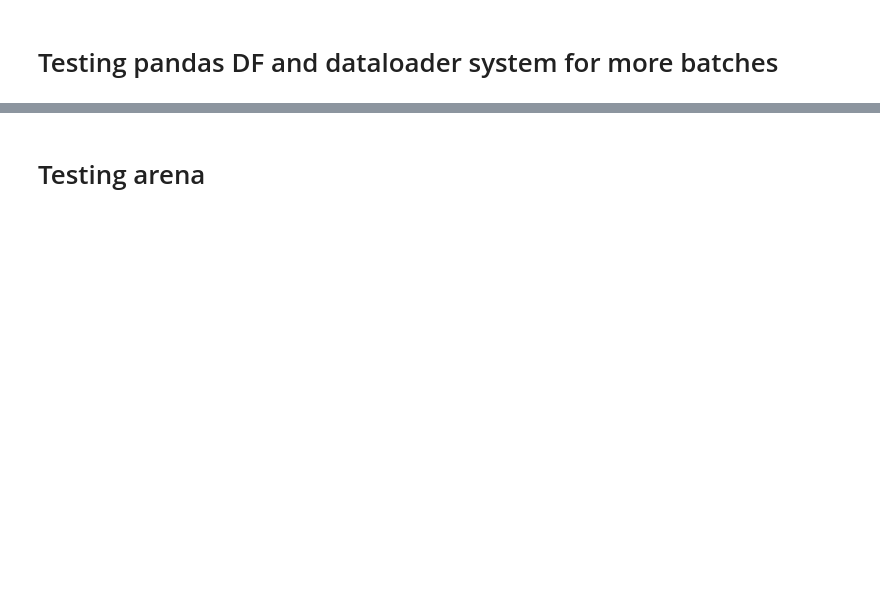
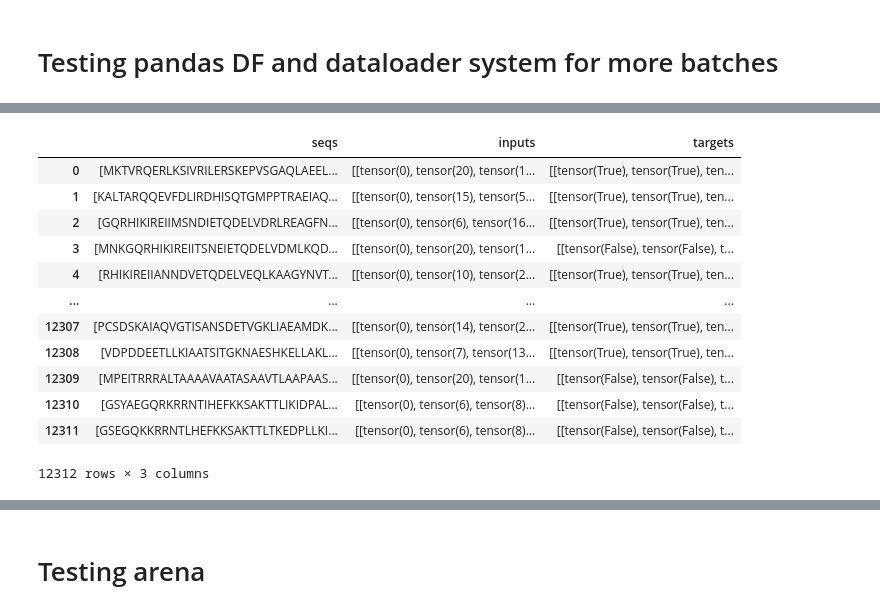
Before and after one commit to namagno/contact-prediction, a Jupyter notebook: fine_tuning.ipynb, the cells around one changed output, grey strips where cells are left out. Drawn from its saved outputs; the diff is of its cells as text; code cells hidden in the pictures; blank space fills up the shorter version.

```diff
--- a/fine_tuning.ipynb
+++ b/fine_tuning.ipynb
@@ -226,15 +162,10 @@ tensor([[  0.0000,   0.0000,   0.0000,   0.0000,   0.0000,   0.0000,   0.0000,
 
 #model.contact_head.regression = nn.Linear(in_features=120, out_features=1)
 
+model.contact_head.regression = nn.Linear(in_features=model.contact_head.regression.in_features, out_features=1)
+
 # Set to update gradients during training
-
 for param in model.contact_head.regression.parameters():
-    param.requires_grad = True
-
-for param in model.emb_layer_norm_after.parameters():
-    param.requires_grad = True
-
-for param in model.lm_head.parameters():
     param.requires_grad = True
 
 for name, param in model.named_parameters():
@@ -345,21 +371,24 @@ print(model.lm_head.bias)
 # %% [markdown]
 # Testing pandas DF and dataloader system for more batches
 # %%
-# from torch.utils.data import TensorDataset, DataLoader
+from torch.utils.data import TensorDataset, DataLoader
+import pandas as pd
 
-# batch_tokens_list = []
-# contact_list = []
+seqs_list = []
+batch_tokens_list = []
+contact_list = []
 
-# contact_threshold = 15
+contact_threshold = 15
 
-# # Iterate over the train_dataset
-# for i in range(300):
-#     batch_labels, batch_strs, batch_tokens = batch_converter([(i, train_dataset[i]["seq"])])
-#     targets = torch.tensor(train_dataset[i]['dist'] < contact_threshold)
+# Iterate over the train_dataset
+for i in range(len(train_dataset)):
+    batch_labels, batch_strs, batch_tokens = batch_converter([(i, train_dataset[i]["seq"])])
+    targets = torch.tensor(train_dataset[i]['dist'] < contact_threshold)
 
-#     # Append the batch tokens and target dist to the respective lists
-#     batch_tokens_list.append(batch_tokens)
-#     contact_list.append(targets)
+    # Append the batch tokens and target dist to the respective lists
+    seqs_list.append(batch_strs)
+    batch_tokens_list.append(batch_tokens)
+    contact_list.append(targets)
 
-# # Create the dataframe from the lists
-# dataset = pd.DataFrame({'inputs': batch_tokens_list, 'targets': contact_list})
+# Create the dataframe from the lists
+dataset = pd.DataFrame({'seqs': seqs_list, 'inputs': batch_tokens_list, 'targets': contact_list})
@@ -390,0 +395,16 @@ print(model.lm_head.bias)
+# %%
+dataset
+# %% [output]
+|  | seqs | inputs | targets |
+| 0 | [MKTVRQERLKSIVRILERSKEPVSGAQLAEEL... | [[tensor(0), tensor(20), tensor(1... | [[tensor(True), tensor(True), ten... |
+| 1 | [KALTARQQEVFDLIRDHISQTGMPPTRAEIAQ... | [[tensor(0), tensor(15), tensor(5... | [[tensor(True), tensor(True), ten... |
+| 2 | [GQRHIKIREIIMSNDIETQDELVDRLREAGFN... | [[tensor(0), tensor(6), tensor(16... | [[tensor(True), tensor(True), ten... |
+| 3 | [MNKGQRHIKIREIITSNEIETQDELVDMLKQD... | [[tensor(0), tensor(20), tensor(1... | [[tensor(False), tensor(False), t... |
+| 4 | [RHIKIREIIANNDVETQDELVEQLKAAGYNVT... | [[tensor(0), tensor(10), tensor(2... | [[tensor(True), tensor(True), ten... |
+| ... | ... | ... | ... |
+| 12307 | [PCSDSKAIAQVGTISANSDETVGKLIAEAMDK... | [[tensor(0), tensor(14), tensor(2... | [[tensor(True), tensor(True), ten... |
+| 12308 | [VDPDDEETLLKIAATSITGKNAESHKELLAKL... | [[tensor(0), tensor(7), tensor(13... | [[tensor(True), tensor(True), ten... |
+| 12309 | [MPEITRRRALTAAAAVAATASAAVTLAAPAAS... | [[tensor(0), tensor(20), tensor(1... | [[tensor(False), tensor(False), t... |
+| 12310 | [GSYAEGQRKRRNTIHEFKKSAKTTLIKIDPAL... | [[tensor(0), tensor(6), tensor(8)... | [[tensor(False), tensor(False), t... |
+| 12311 | [GSEGQKKRRNTLHEFKKSAKTTLTKEDPLLKI... | [[tensor(0), tensor(6), tensor(8)... | [[tensor(False), tensor(False), t... |
+12312 rows × 3 columns
```
Also changed, not shown: parts of 21 cells of this notebook, 4 other files.
